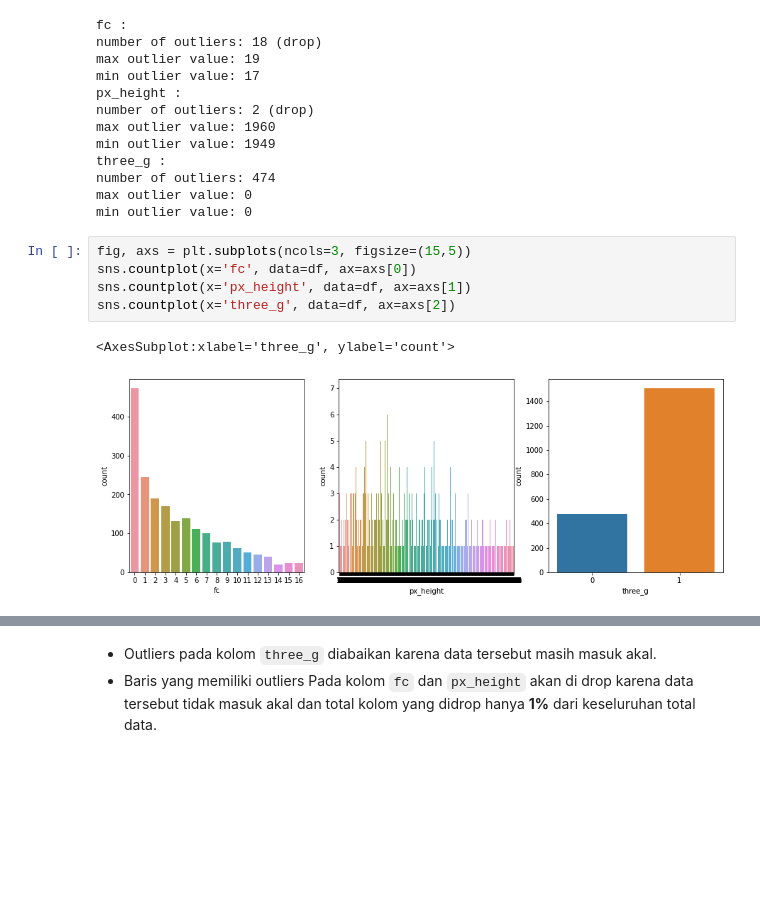
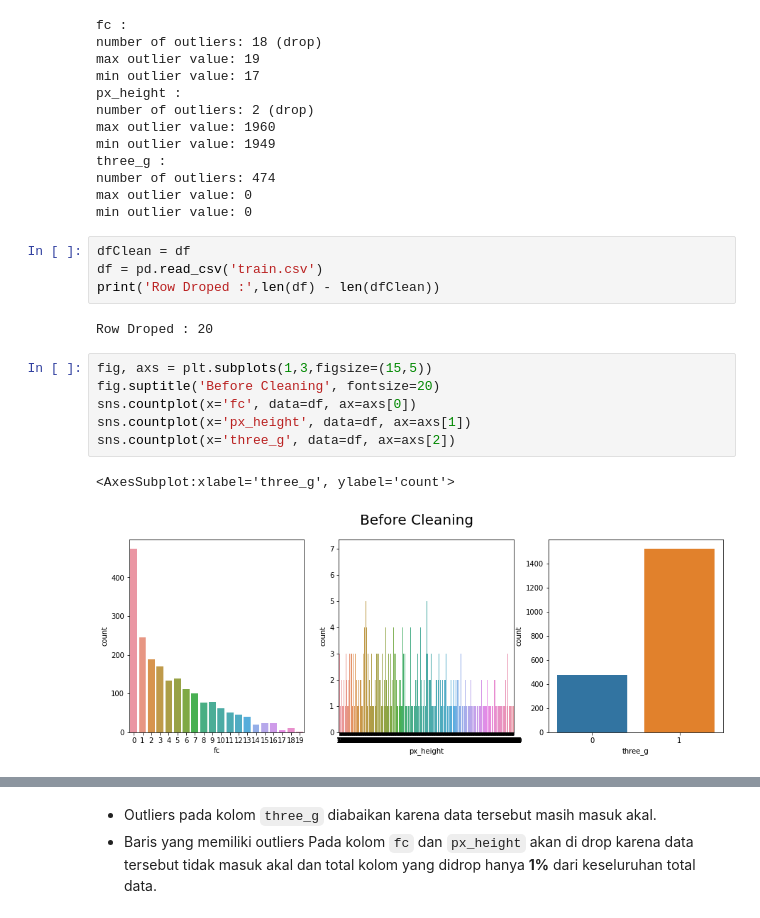
Before and after one commit to Liore-S/mobile-price-classification, a Jupyter notebook: eda.ipynb, the cells around one changed output, grey strips where cells are left out. Cells and saved outputs as stored; diff of their text form; blank space fills up the shorter version.

```diff
--- a/eda.ipynb
+++ b/eda.ipynb
@@ -128,11 +128,18 @@ three_g :
 number of outliers: 474
 max outlier value: 0
 min outlier value: 0
+# %%
+dfClean = df
+df = pd.read_csv('train.csv')
+print('Row Droped :',len(df) - len(dfClean))
+# %% [output]
+Row Droped : 20
 # %%
-fig, axs = plt.subplots(ncols=3, figsize=(15,5))
+fig, axs = plt.subplots(1,3,figsize=(15,5))
+fig.suptitle('Before Cleaning', fontsize=20)
 sns.countplot(x='fc', data=df, ax=axs[0])
 sns.countplot(x='px_height', data=df, ax=axs[1])
 sns.countplot(x='three_g', data=df, ax=axs[2])
 # %% [output]
 <AxesSubplot:xlabel='three_g', ylabel='count'>
-[figure, old version]
+[figure, new version]
```
Also changed, not shown: parts of 10 cells of this notebook, 2 other files.
